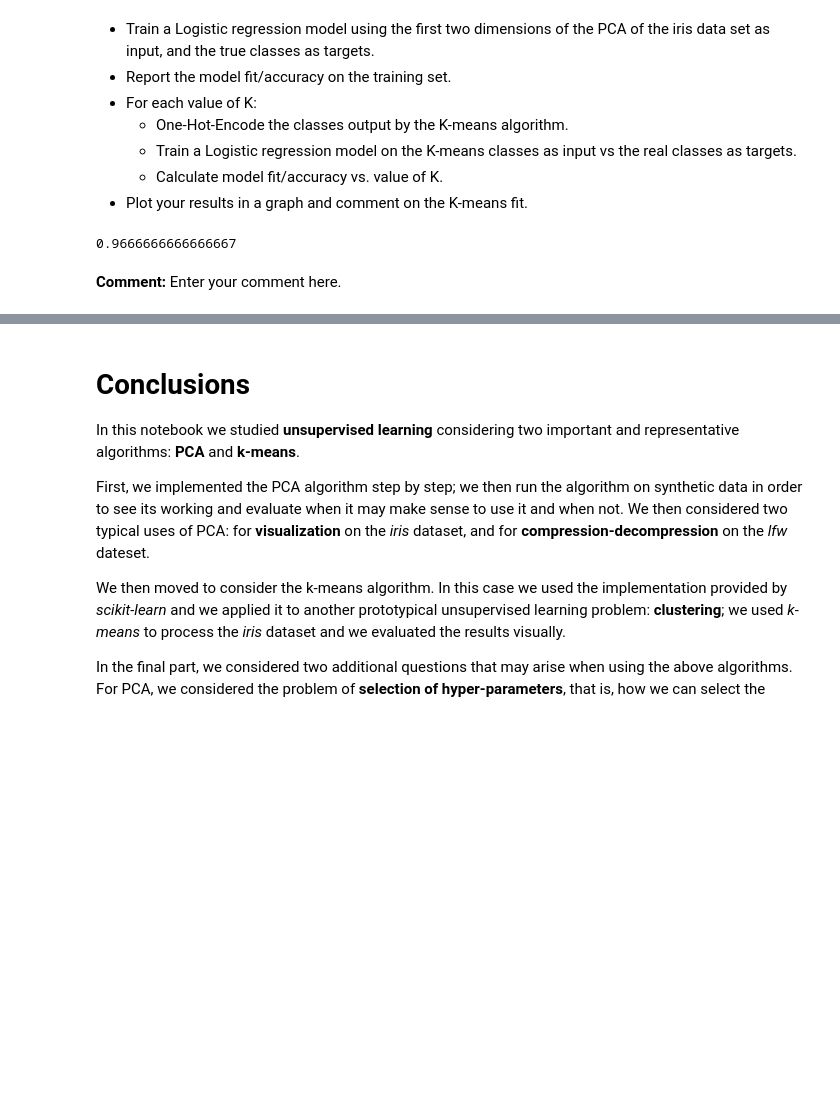
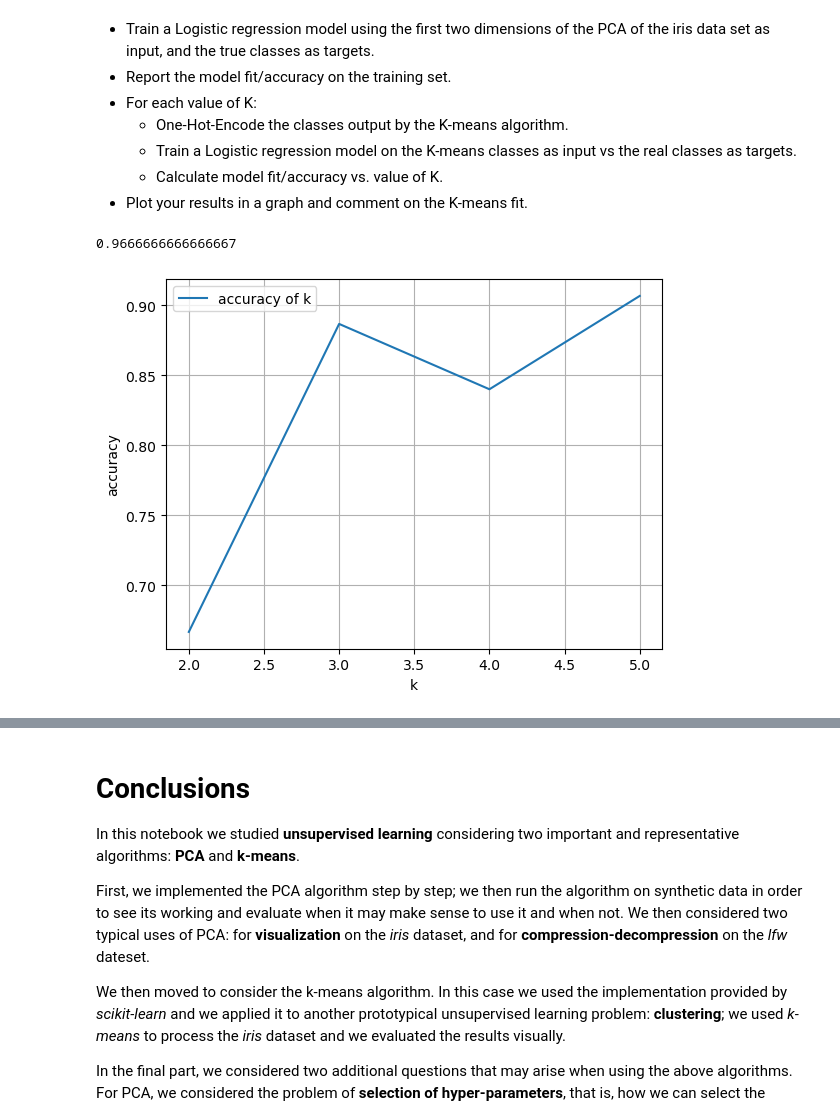
Before and after one commit to chrelerner/UiO-IN3050, a Jupyter notebook: assignment03/IN3050_assignment_3.ipynb, the cells around one changed output, grey strips where cells are left out. Saved outputs shown, nothing was run; the diff lists cells and outputs as text; code cells hidden in the pictures; blank space fills up the shorter version.

```diff
--- a/assignment03/IN3050_assignment_3.ipynb
+++ b/assignment03/IN3050_assignment_3.ipynb
@@ -602,14 +598,66 @@ Reload the *iris* dataset. Import a standard `LogisticRegression` classifier fro
   - Train a Logistic regression model on the K-means classes as input vs the real classes as targets.
   - Calculate model fit/accuracy vs. value of K.
 - Plot your results in a graph and comment on the K-means fit.
-# %%
-from sklearn.linear_model import LogisticRegression
-from sklearn import metrics
-
-logreg = LogisticRegression()
-logreg.fit(P, y)
-metrics.accuracy_score(y, logreg.predict(P))
-# %% [output]
-0.9666666666666667
-# %% [markdown]
-**Comment:** Enter your comment here.
+# %%
+from sklearn.linear_model import LogisticRegression
+from sklearn import metrics
+
+# Gets the first two dimensions of the PCA of the iris data set.
+X,y = syntheticdata.get_iris_data()
+_,P = pca(X, 3)
+P = P[:, :2]
+
+# Trains the model using these first dimensions of the PCA.
+logreg = LogisticRegression()
+logreg.fit(P, y)
+
+# Reporting model accuracy on the training set
+print(metrics.accuracy_score(y, logreg.predict(P)))
+
+# Gathering the K-means outputs
+yhats = []
+for k in range(2, 6):
+    KM = KMeans(n_clusters=k, n_init=10)
+    yhat = KM.fit_predict(P)
+    yhats.append(yhat)
+# %% [output]
+0.9666666666666667
+# %%
+accuracies = []
+
+# One-hot encoding based on a vector of 5 dimensions (k goes up to 5).
+for yhat in yhats:
+    onehot_yhat = []
+    onehot = [0, 0, 0, 0, 0]
+
+    # Maps the yhat labels to the true labels.
+    proper_mapping = {}
+    current_number = -1
+    change_count = 0
+    for result in yhat:
+        if (result != current_number) and (result not in proper_mapping):
+            proper_mapping[result] = change_count
+            change_count += 1
+            current_number = result
+
+    for result in yhat:
+        correct_index = proper_mapping[result]
+        onehot[result] = 1
+        onehot_yhat.append(onehot)
+        onehot = [0, 0, 0, 0, 0]
+
+    # Calculating model accuracy
+    logreg.fit(onehot_yhat, y)
+    accuracy = metrics.accuracy_score(y, logreg.predict(onehot_yhat))
+    accuracies.append(accuracy)
+
+list_of_k = range(2, 6)
+
+plt.plot(list_of_k, accuracies, label="accuracy of k")
+plt.xlabel("k")
+plt.ylabel("accuracy")
+plt.grid()
+plt.legend()
+plt.show()
+# %% [output]
+[figure, added]
```
Also changed, not shown: parts of 9 cells of this notebook.
